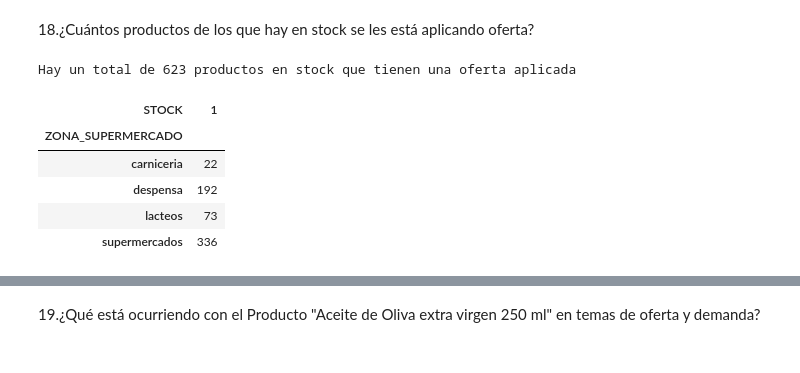
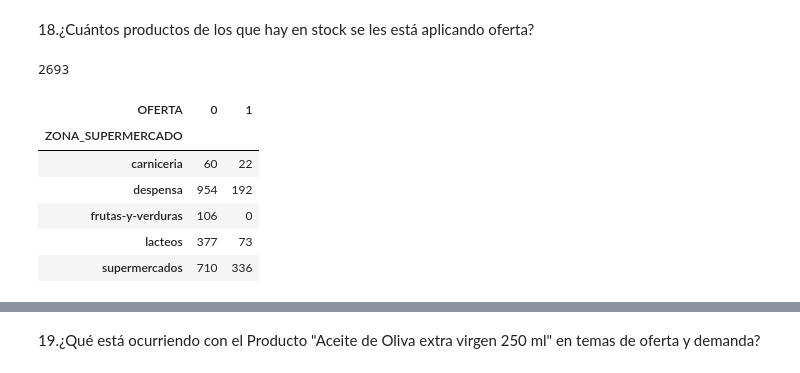
Before and after one commit to Bubu52/AMACOR_SUPERMARKET, a Jupyter notebook: Preguntas resueltas v.1.1.ipynb, the cells around one changed output, grey strips where cells are left out. Drawn from its saved outputs; the diff is of its cells as text; code cells hidden in the pictures.

```diff
--- a/Preguntas resueltas v.1.1.ipynb
+++ b/Preguntas resueltas v.1.1.ipynb
@@ -492,17 +492,19 @@ Hay 2764 productos que se venden por unidad.
 # %% [markdown]
 18.¿Cuántos productos de los que hay en stock se les está aplicando oferta?
 # %%
-prdtos_con_oferta_en_stock = df[df['OFERTA']==1]
-prductos_stock_con_ofertas=prdtos_con_oferta_en_stock.groupby('OFERTA')[['STOCK']].value_counts().sum()
-print(f'Hay un total de {prductos_stock_con_ofertas} productos en stock que tienen una oferta aplicada')
+prdtos_con_oferta_en_stock = df[df['STOCK']==1]
+prdtos_con_oferta_en_stock[prdtos_con_oferta_en_stock['STOCK']==1].value_counts().sum()
+#prductos_stock_con_ofertas=prdtos_con_oferta_en_stock.groupby('OFERTA')[['STOCK']].value_counts().sum()
+#print(f'Hay un total de {prductos_stock_con_ofertas} productos en stock que tienen una oferta aplicada')
 # %% [output]
-Hay un total de 623 productos en stock que tienen una oferta aplicada
+2693
 # %%
-pd.crosstab(prdtos_con_oferta_en_stock['ZONA_SUPERMERCADO'],prdtos_con_oferta_en_stock['STOCK'])
+pd.crosstab(df['ZONA_SUPERMERCADO'],df['OFERTA'])
 # %% [output]
-| STOCK | 1 |
-| ZONA_SUPERMERCADO |  |
-| carniceria | 22 |
-| despensa | 192 |
-| lacteos | 73 |
-| supermercados | 336 |
+| OFERTA | 0 | 1 |
+| ZONA_SUPERMERCADO |  |  |
+| carniceria | 60 | 22 |
+| despensa | 954 | 192 |
+| frutas-y-verduras | 106 | 0 |
+| lacteos | 377 | 73 |
+| supermercados | 710 | 336 |
```
Also changed, not shown: parts of 1 cell of this notebook.
